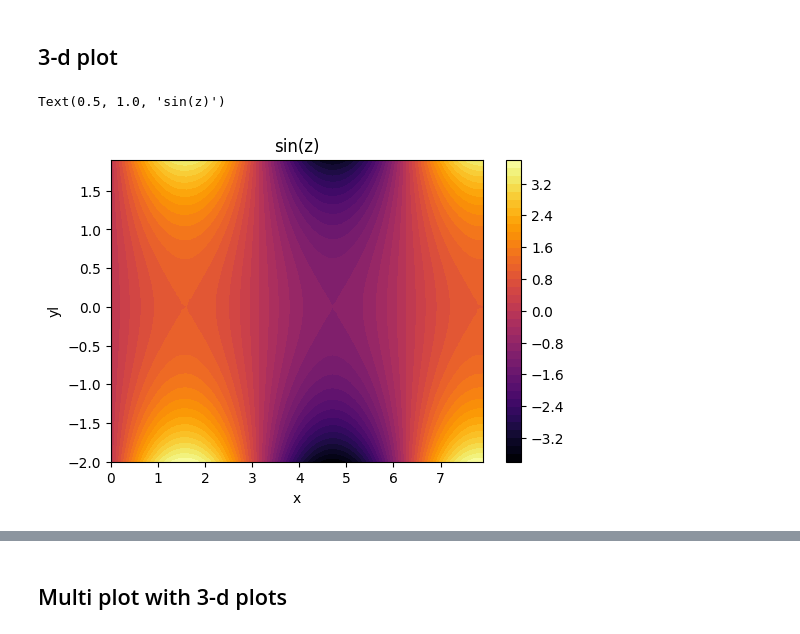
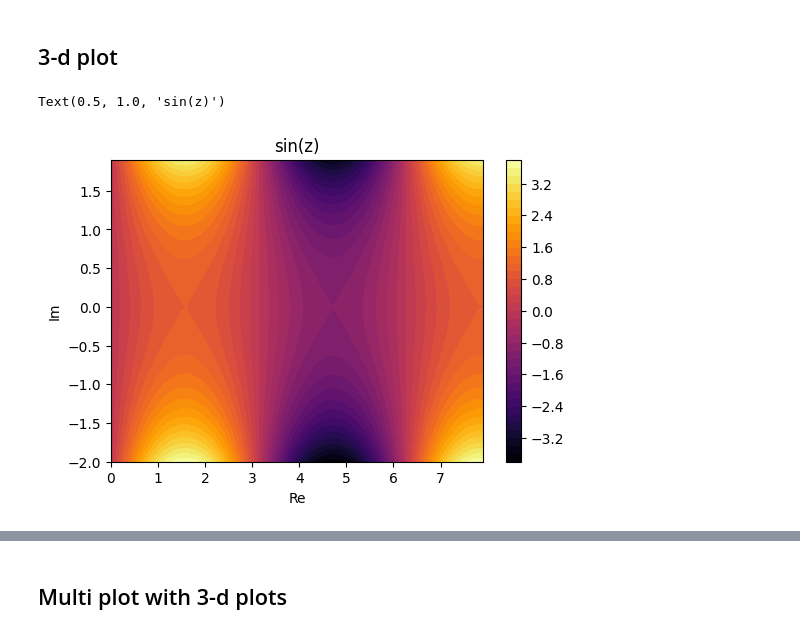
Before and after one commit to danlkv/cartesian-explorer, a Jupyter notebook: examples/Example usage.ipynb, the cells around one changed output, grey strips where cells are left out. Saved outputs shown, nothing was run; the diff lists cells and outputs as text; code cells hidden in the pictures.

```diff
--- a/examples/Example usage.ipynb
+++ b/examples/Example usage.ipynb
@@ -62,9 +67,9 @@ plt.tight_layout()
 # %%
 ex2 = Explorer()
 
-@ex2.add_function(provides='compl', requires=('x', 'yl'))
-def comp_val(x, yl):
-    return x + 1j*yl
+@ex2.add_function(provides='compl', requires=('Re', 'Im'))
+def comp_val(Re, Im):
+    return Re + 1j*Im
 
 @ex2.add_function(provides='zval', requires='compl')
 def get_zval(compl):
@@ -72,9 +77,9 @@ def get_zval(compl):
 # %%
 fig = ex2.plot_variables3d('zval',
                      plot_kwargs=dict(levels=40, cmap='inferno'),
-                     yl=np.arange(-20, 20)/10, x=np.arange(0,80)/10,
+                     Im=np.arange(-20, 20)/10, Re=np.arange(0,80)/10,
                     )
 plt.title('sin(z)')
 # %% [output]
 Text(0.5, 1.0, 'sin(z)')
-[figure, old version]
+[figure, new version]
```
Also changed, not shown: parts of 2 cells of this notebook, 1 other file.
